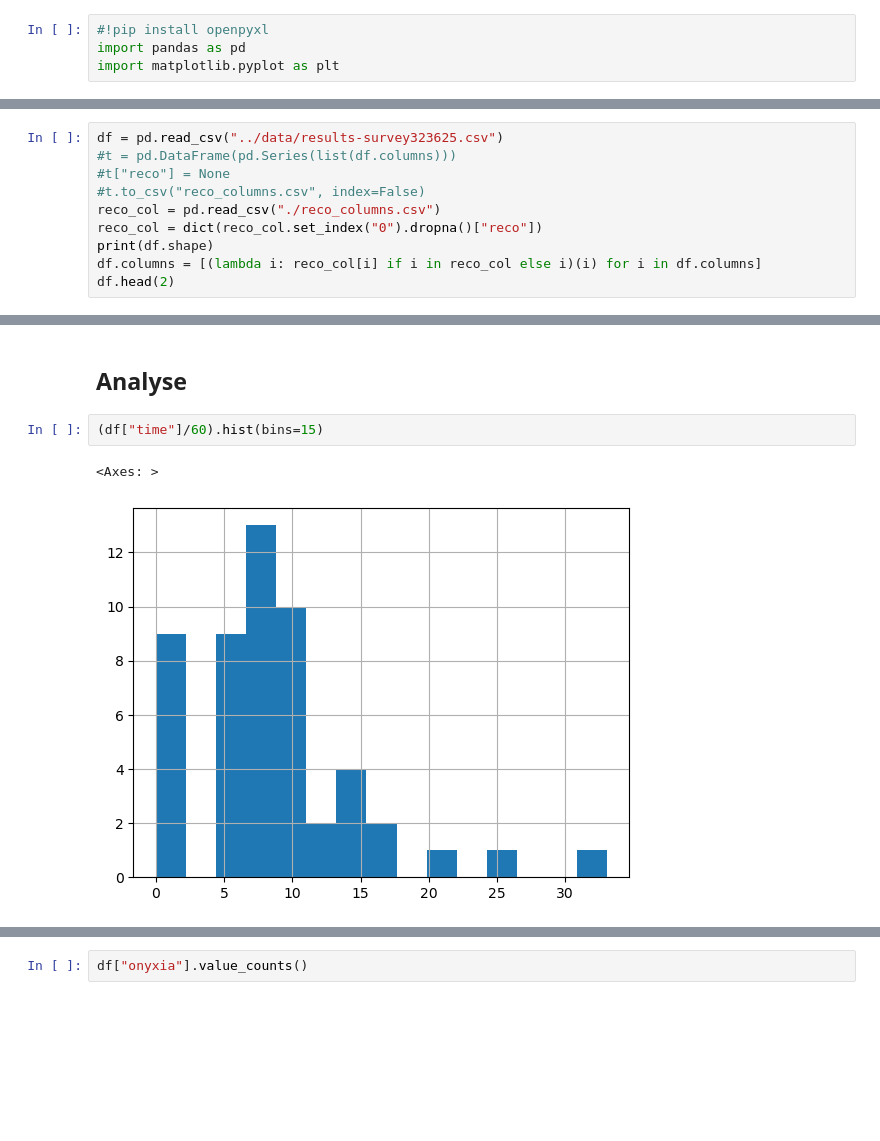
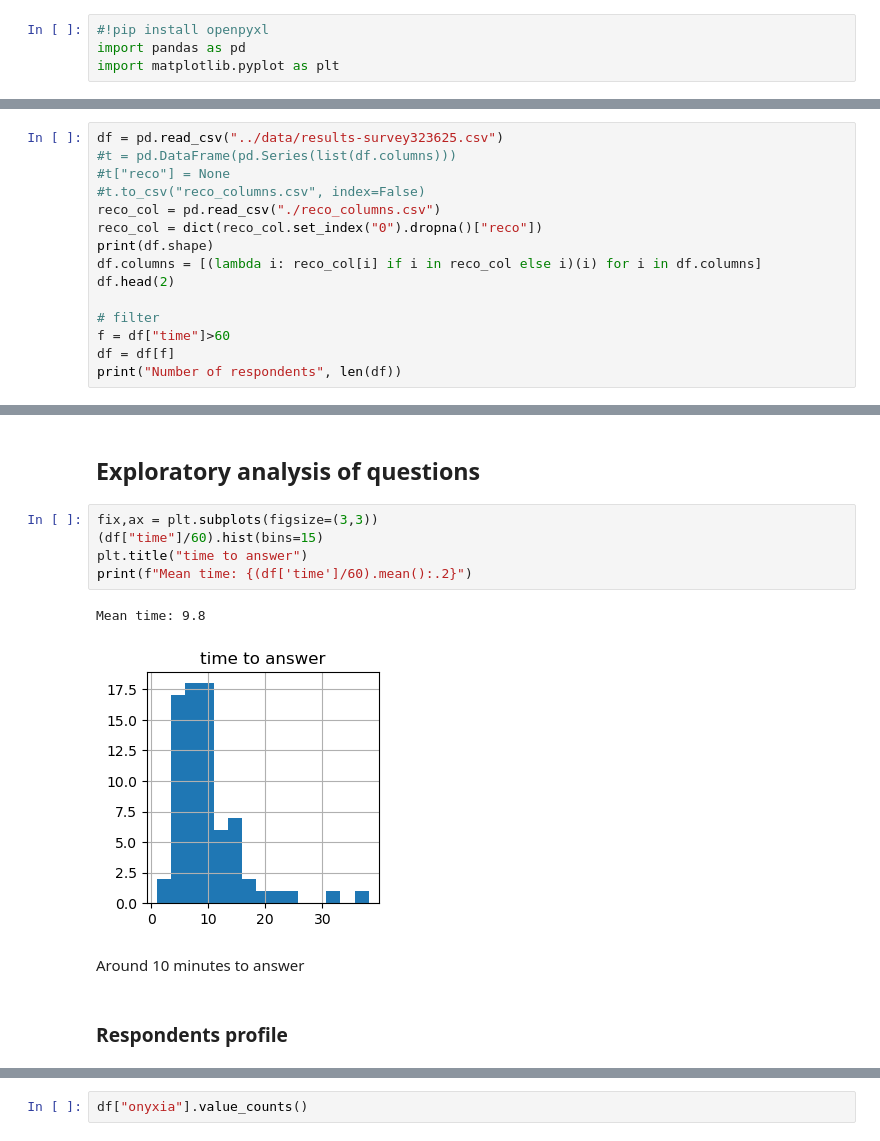
Before and after one commit to emilienschultz/survey-software-crest, a Jupyter notebook: notebooks/Analyze.ipynb, the cells around one changed output, grey strips where cells are left out. Cells and saved outputs as stored; diff of their text form; blank space fills up the shorter version.

```diff
--- a/notebooks/Analyze.ipynb
+++ b/notebooks/Analyze.ipynb
@@ -16,4 +26,9 @@ reco_col = dict(reco_col.set_index("0").dropna()["reco"])
 print(df.shape)
 df.columns = [(lambda i: reco_col[i] if i in reco_col else i)(i) for i in df.columns]
 df.head(2)
+
+# filter
+f = df["time"]>60
+df = df[f]
+print("Number of respondents", len(df))
 # %% [output]
@@ -25,10 +37,17 @@ df.head(2)
 # %% [markdown]
-## Analyse
+## Exploratory analysis of questions
 # %%
+fix,ax = plt.subplots(figsize=(3,3))
 (df["time"]/60).hist(bins=15)
+plt.title("time to answer")
+print(f"Mean time: {(df['time']/60).mean():.2}")
 # %% [output]
-<Axes: >
+Mean time: 9.8
-[figure, old version]
+[figure, new version]
+# %% [markdown]
+Around 10 minutes to answer
+# %% [markdown]
+### Respondents profile
 # %%
 fix, ax = plt.subplots(1,4, figsize=(14,3))
 df["place"].value_counts().plot(kind="bar", ax=ax[0])
```
Also changed, not shown: parts of 60 cells of this notebook, 2 other files.
